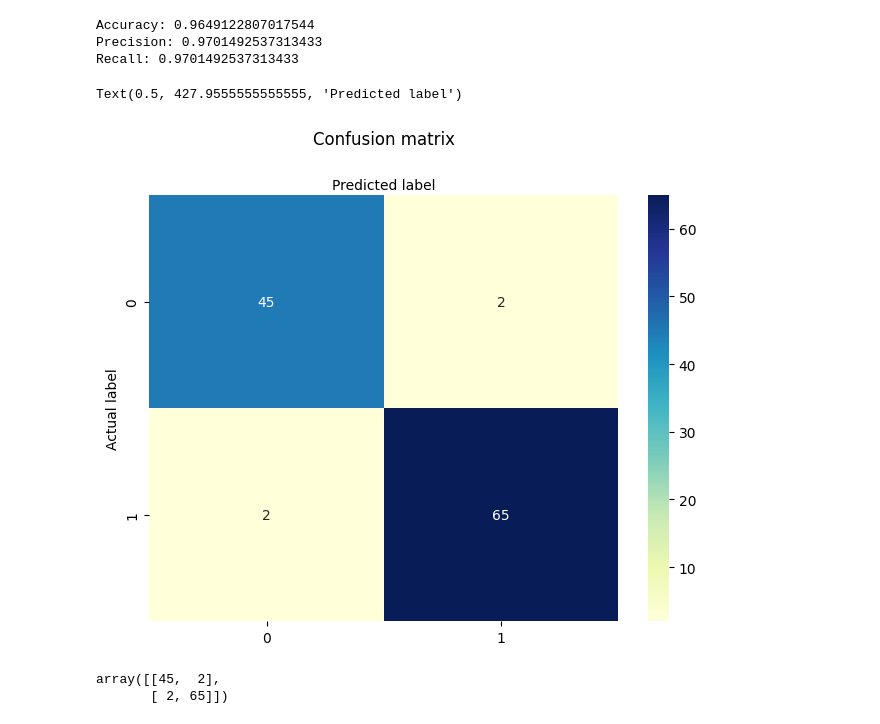
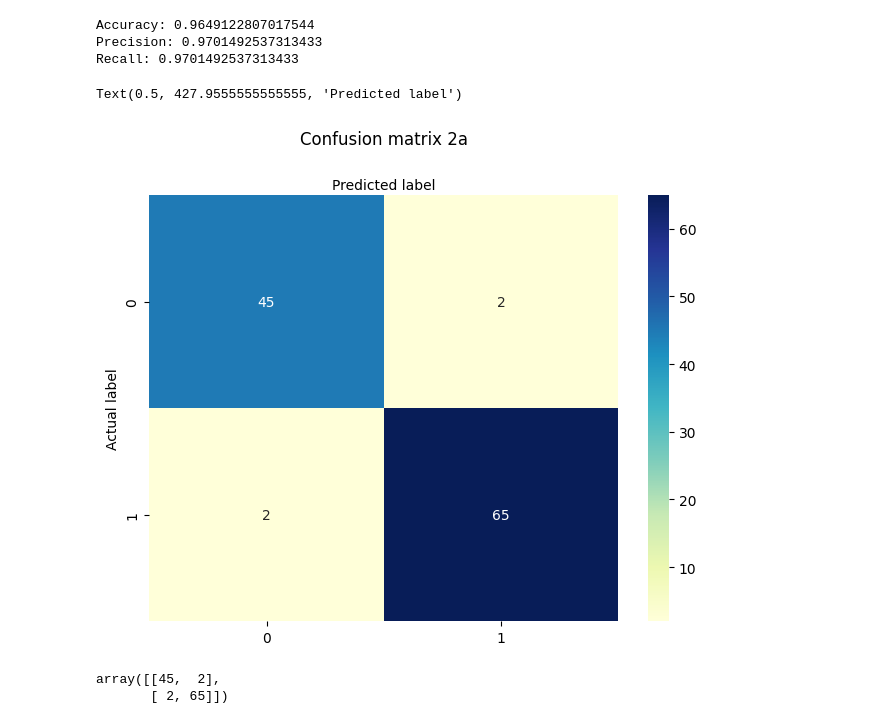
Before and after one commit to Pathin220/4105_ML, a Jupyter notebook: 4105_Hw_3.ipynb, the cells around one changed output. Saved outputs shown, nothing was run; the diff lists cells and outputs as text; code cells hidden in the pictures.

```diff
--- a/4105_Hw_3.ipynb
+++ b/4105_Hw_3.ipynb
@@ -188,17 +188,17 @@ Recall: 0.9701492537313433
 # %%
 class_names=[0,1] # name  of classes
 fig, ax = plt.subplots()
 tick_marks = np.arange(len(class_names))
 plt.xticks(tick_marks, class_names)
 plt.yticks(tick_marks, class_names)
 # create heatmap
 sns.heatmap(pd.DataFrame(cf_matrix), annot=True, cmap="YlGnBu" ,fmt='g')
 ax.xaxis.set_label_position("top")
 plt.tight_layout()
-plt.title('Confusion matrix', y=1.1)
+plt.title('Confusion matrix 2a', y=1.1)
 plt.ylabel('Actual label')
 plt.xlabel('Predicted label')
 # %% [output]
 Text(0.5, 427.9555555555555, 'Predicted label')
-[figure, old version]
+[figure, new version]
 # %%
```
Also changed, not shown: parts of 2 cells of this notebook.
